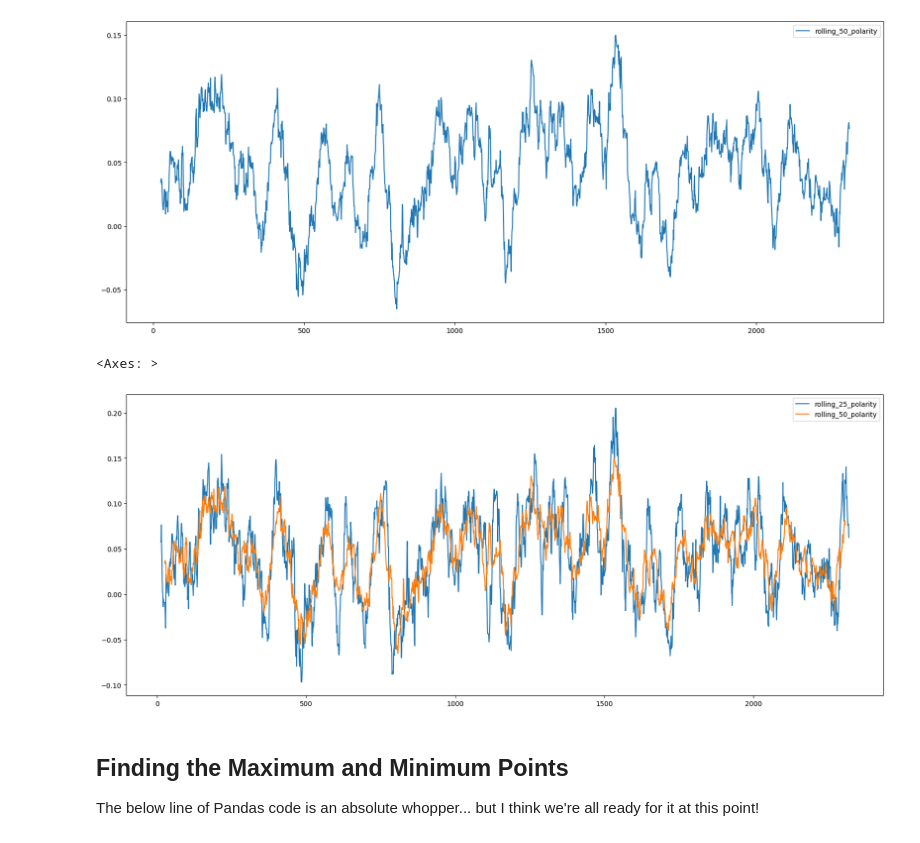
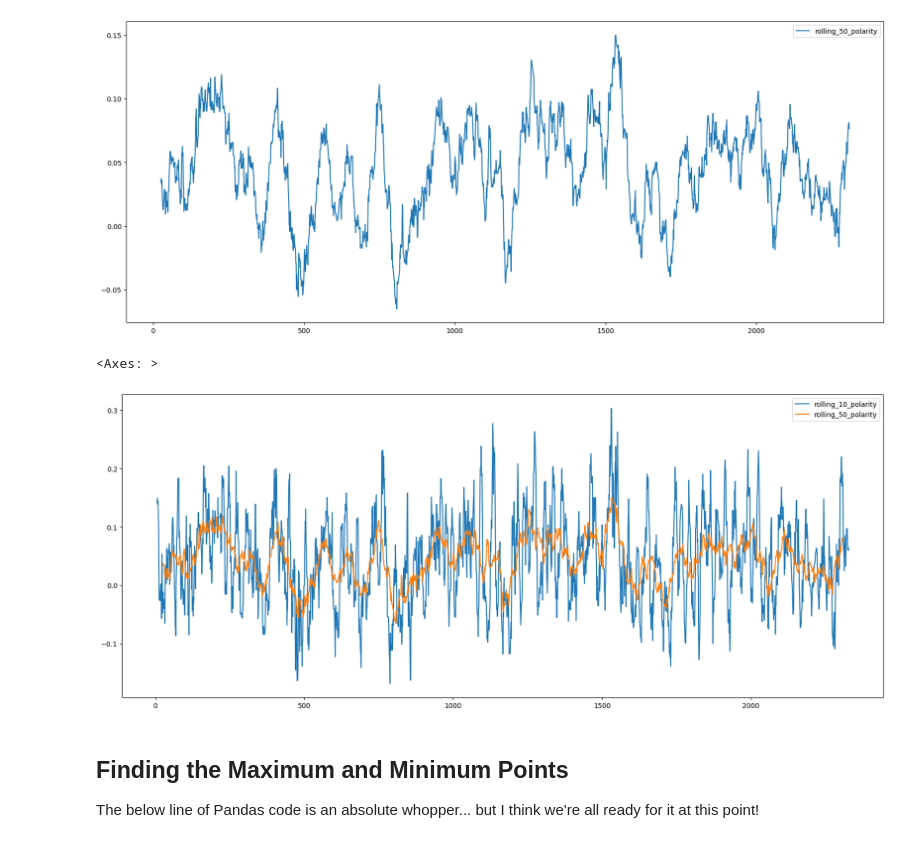
Before and after one commit to UofTCompDSci/eng286-fall-2024, a Jupyter notebook: week11/lecture/W11_lecture.ipynb, the cells around one changed output. Drawn from its saved outputs; the diff is of its cells as text; code cells hidden in the pictures.

```diff
--- a/week11/lecture/W11_lecture.ipynb
+++ b/week11/lecture/W11_lecture.ipynb
@@ -385,10 +385,10 @@ sot4_sentence_sentiment_df[['rolling_50_polarity']].plot(figsize=(20,8))
 <Axes: >
 [figure]
 # %%
-sot4_sentence_sentiment_df[['rolling_25_polarity','rolling_50_polarity']].plot(figsize=(20,8))
+sot4_sentence_sentiment_df[['rolling_10_polarity','rolling_50_polarity']].plot(figsize=(20,8))
 # %% [output]
 <Axes: >
-[figure, old version]
+[figure, new version]
 # %% [markdown]
 ## Finding the Maximum and Minimum Points
 
```
Also changed, not shown: parts of 10 cells of this notebook.
